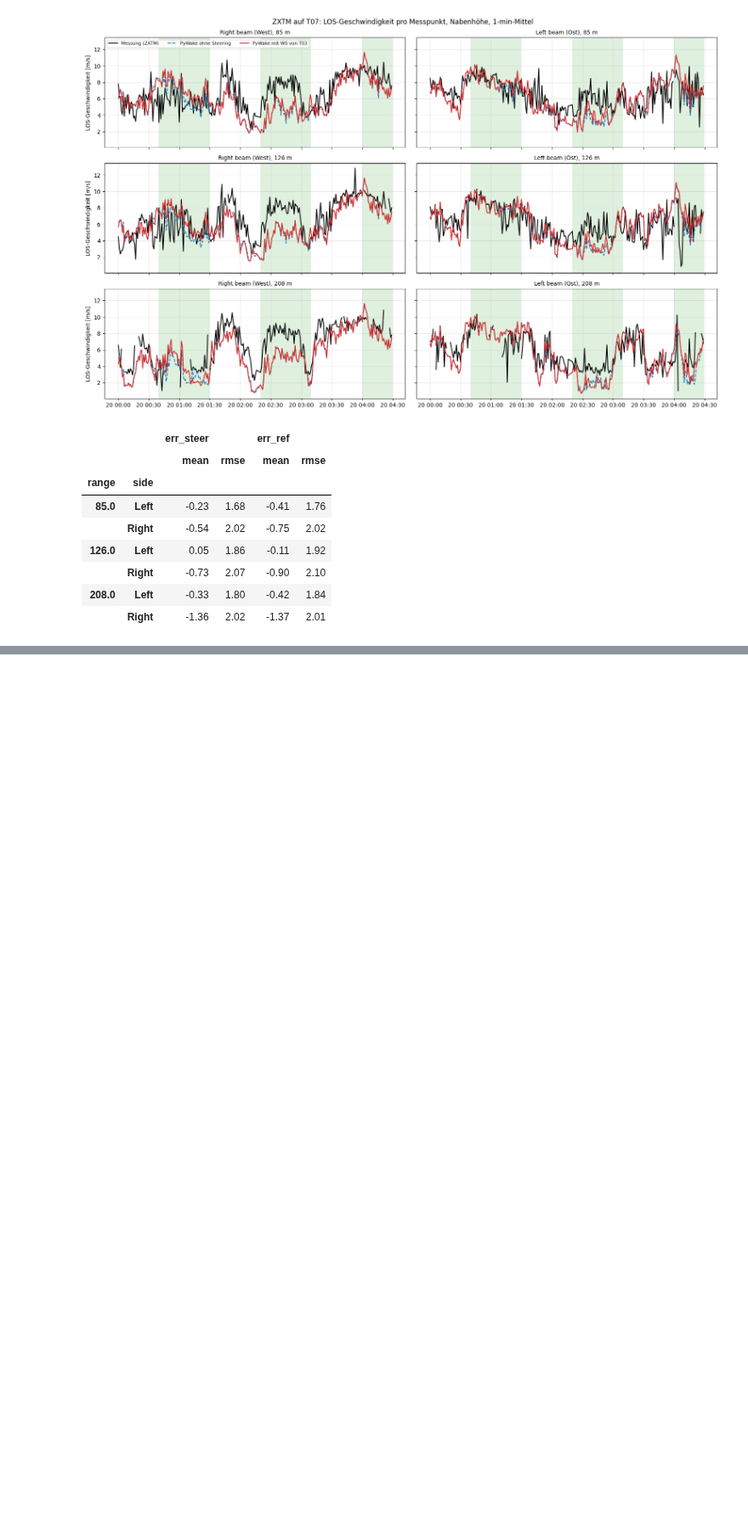
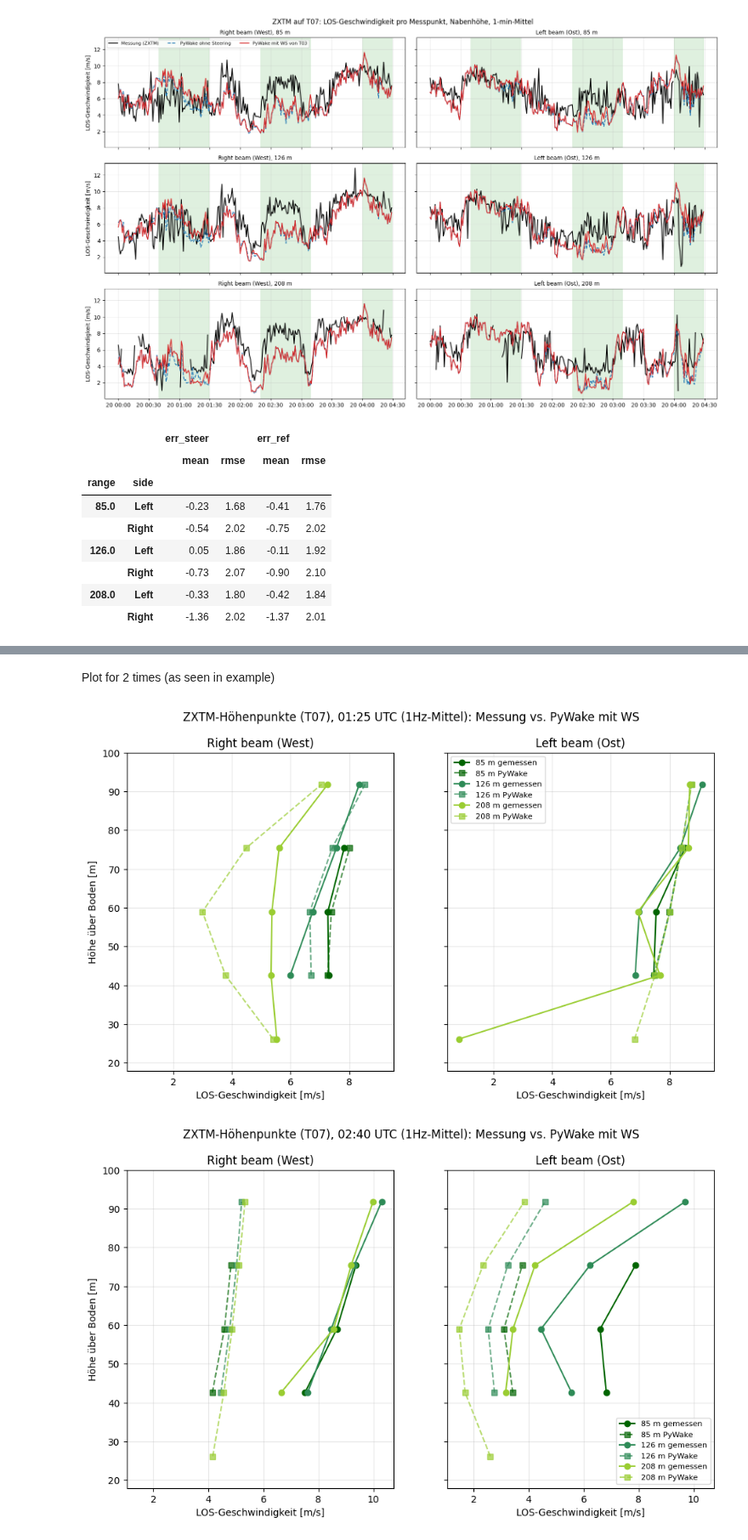
Before and after one commit to rfeusi/hill-of-towie-open-source-analysis, a Jupyter notebook: PyWake Simulation.ipynb, the cells around one changed output, grey strips where cells are left out. Shown at 85% size. Cells and saved outputs as stored; diff of their text form; code cells hidden in the pictures; blank space fills up the shorter version.

```diff
--- a/PyWake Simulation.ipynb
+++ b/PyWake Simulation.ipynb
@@ -563,0 +724,21 @@ stats
+# %%
+meas = []
+for r in RANGES_M:
+    sub = zxtm[zxtm["Range (m)"] == r]
+    for side in SIDES:
+        for h in HEIGHTS_M:
+            s = sub[LOS_COL.format(side=side, h=h)].resample(freq).mean().reindex(m.index)
+            meas.append(pd.DataFrame({"time": m.index, "range": r, "height": h,
+                                      "side": side, "los_meas": s.to_numpy()}))
+
+los30 = sim_los30.merge(pd.concat(meas), on=["time", "range", "height", "side"], how="left")
+los30["err_steer"] = los30["los_steer"] - los30["los_meas"]
+los30["err_ref"] = los30["los_ref"] - los30["los_meas"]
+
+stats30 = (los30.groupby(["range", "side", "height"])
+                .agg(n_measurements=("los_meas", "count"),
+                     bias_ws=("err_steer", "mean"),
+                     rmse_ws=("err_steer", rmse),
+                     rmse_ref=("err_ref", rmse))
+                .round(2))
+stats30
@@ -563,0 +764,28 @@ stats
+# %% [markdown]
+Plot for 2 times (as seen in example)
+# %%
+RANGE_COLORS = {85.0: "darkgreen", 126.0: "seagreen", 208.0: "yellowgreen"}
+
+def plot_profiles(t_str):
+    ts = pd.Timestamp(t_str, tz="UTC")
+    snap = los30[los30["time"] == ts]
+    fig, axes = plt.subplots(1, 2, figsize=(11, 6), sharex=True, sharey=True)
+    for ax, side in zip(axes, ["Right", "Left"]):
+        for r, c in RANGE_COLORS.items():
+            d = snap[(snap["side"] == side) & (snap["range"] == r)].sort_values("height")
+            d_sim = d[d["reachable"]]
+            ax.plot(d["los_meas"], d["height"], "o-", color=c, label=f"{r:.0f} m gemessen")
+            ax.plot(d_sim["los_steer"], d_sim["height"], "s--", color=c, alpha=0.7, label=f"{r:.0f} m PyWake")
+        ax.set_title(f"{side} beam ({'West' if side == 'Right' else 'Ost'})")
+        ax.set_xlabel("LOS-Geschwindigkeit [m/s]")
+        ax.set_ylim(18, 100)
+        ax.grid(alpha=0.3)
+    axes[0].set_ylabel("Höhe über Boden [m]")
+    axes[1].legend(fontsize=8)
+    fig.suptitle(f"ZXTM-Höhenpunkte (T07), {ts:%H:%M} UTC (1Hz-Mittel): Messung vs. PyWake mit WS")
+
+plot_profiles("2026-02-20 01:25")
+plot_profiles("2026-02-20 02:40")
+# %% [output]
+[figure, added]
+[figure, added]
```
Also changed, not shown: parts of 15 cells of this notebook.
